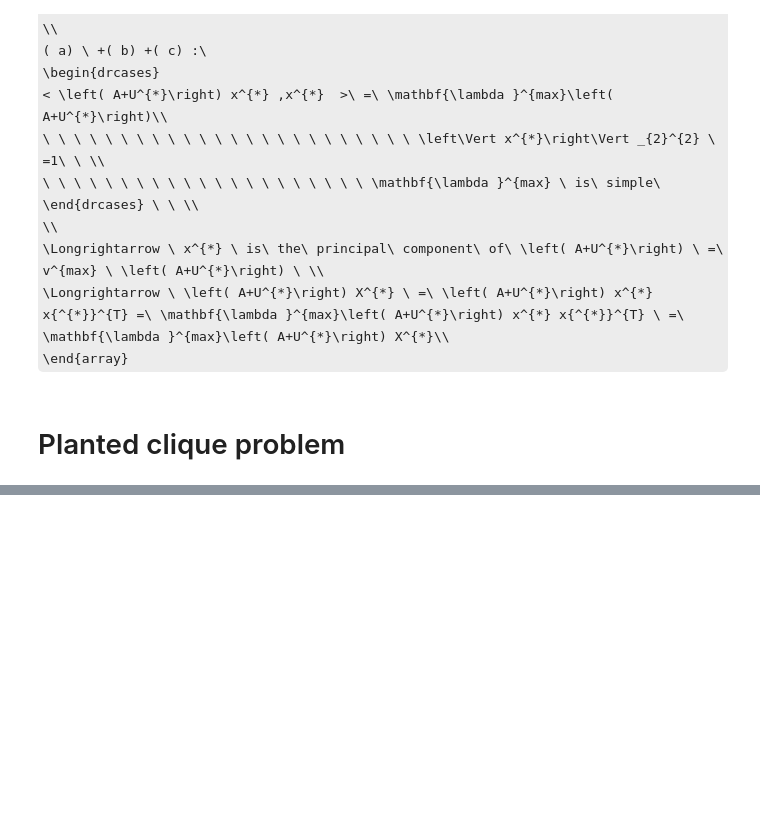
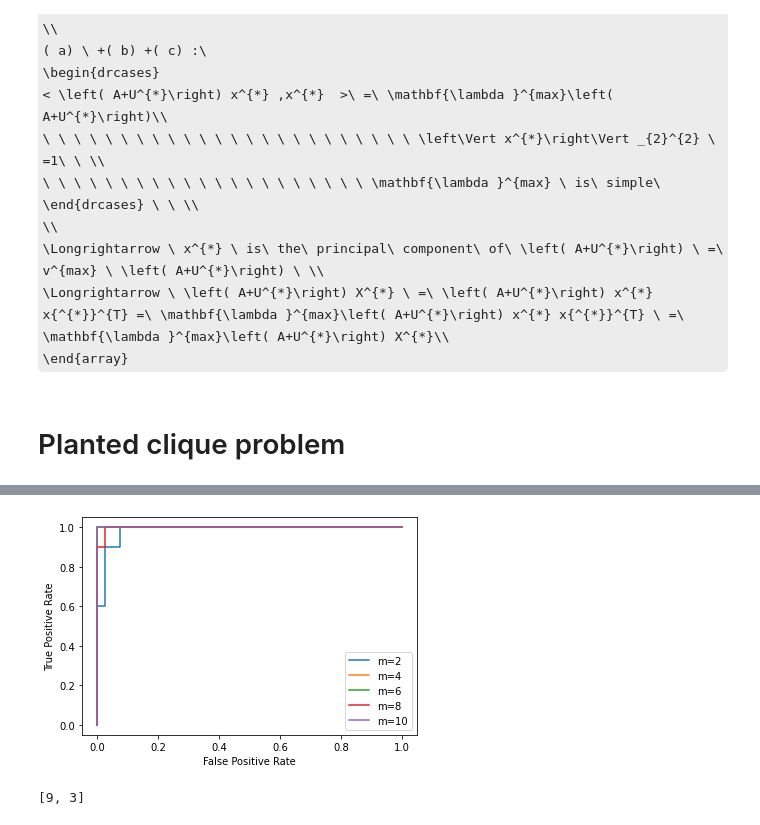
Before and after one commit to kallel-mahdi/Sparse-PCA, a Jupyter notebook: k_clique.ipynb, the cells around one changed output, grey strips where cells are left out. Saved outputs shown, nothing was run; the diff lists cells and outputs as text; code cells hidden in the pictures; some formulas as TeX source; blank space fills up the shorter version.

```diff
--- a/k_clique.ipynb
+++ b/k_clique.ipynb
@@ -428,0 +461,25 @@ plot_clique_embeds(b_spca,clique_idx,axs[1],"SPCA")
+# %%
+def plot_roc(B,k):
+
+    ms = [2,4,6,8,10]
+    clique_tgts = np.zeros(B.shape[0])
+    clique_tgts[clique_idx] = 1
+
+    for m in ms :
+
+        b_spca = compute_pca_directions(B,n_components=1,s=k,m=m)
+        fpr, tpr, _  = roc_curve(clique_tgts,np.abs(b_spca))
+        plt.plot(fpr,tpr,label="m="+str(m))
+
+    plt.ylabel('True Positive Rate')
+    plt.xlabel('False Positive Rate')
+    plt.legend()
+    plt.show()
+
+plot_roc(B,k)
+# %% [output]
+[figure, added]
+# %%
+random.sample(range(10),2)
+# %% [output]
+[9, 3]
```
Also changed, not shown: parts of 6 cells of this notebook.
